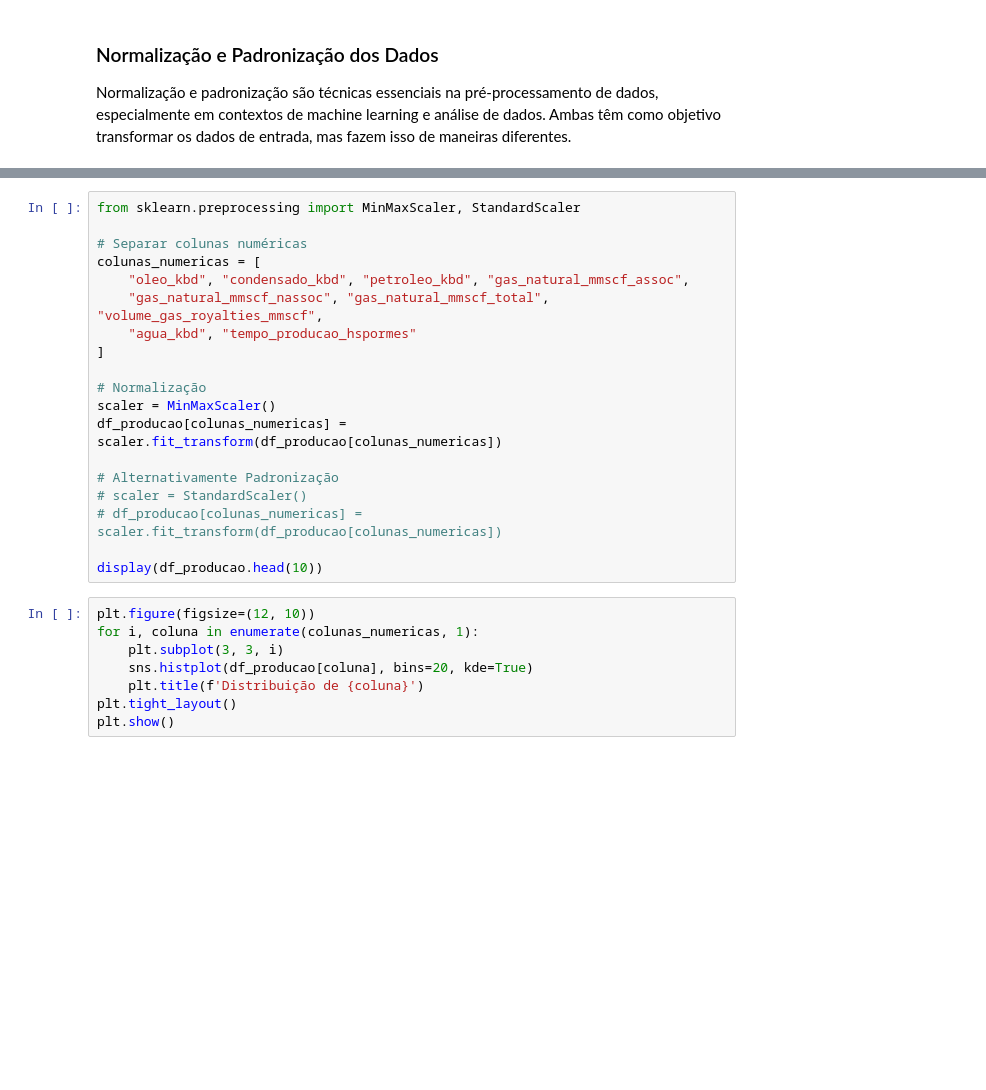
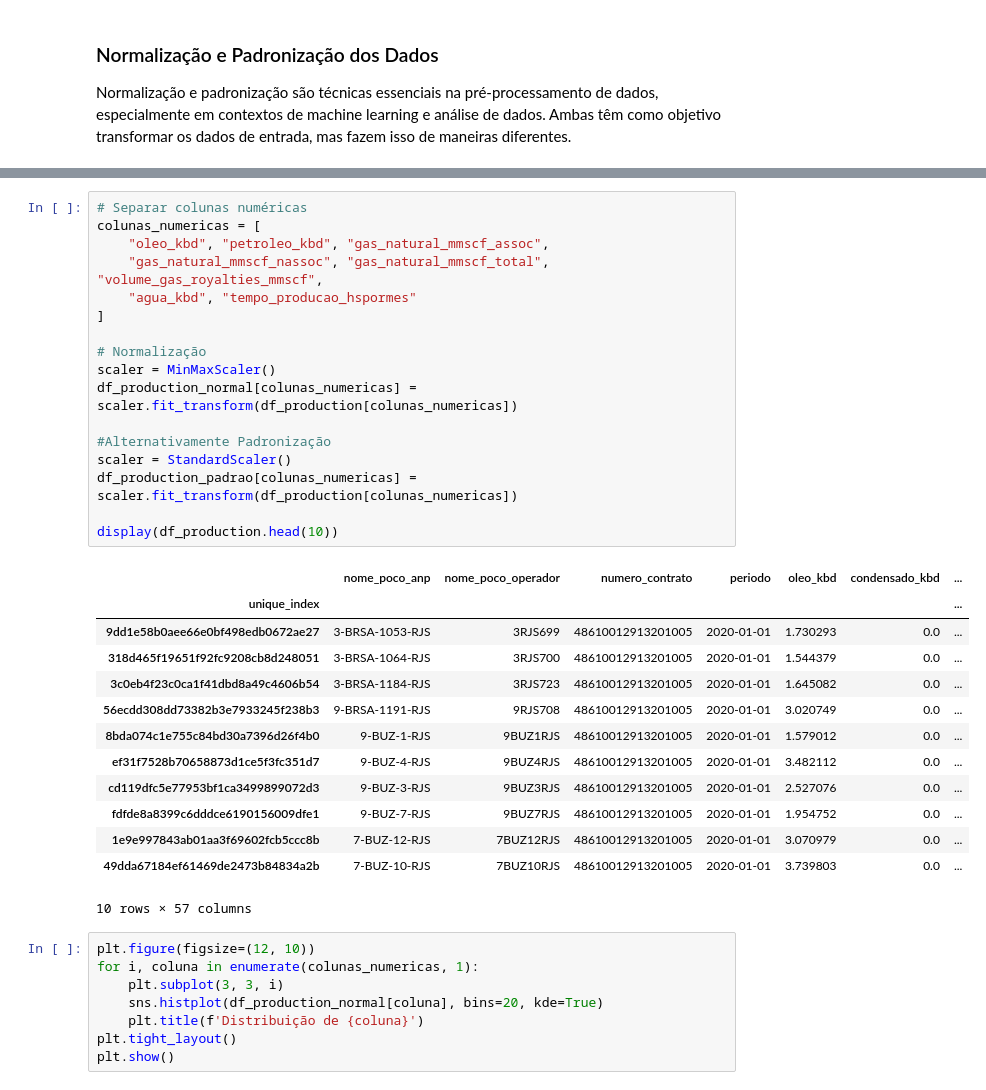
Before and after one commit to brainopensource/datascience-mvp, a Jupyter notebook: MVP_Análise_de_Dados_e_Boas_Práticas.ipynb, the cells around one changed output, grey strips where cells are left out. Saved outputs shown, nothing was run; the diff lists cells and outputs as text; blank space fills up the shorter version.

```diff
--- a/MVP_Análise_de_Dados_e_Boas_Práticas.ipynb
+++ b/MVP_Análise_de_Dados_e_Boas_Práticas.ipynb
@@ -778,27 +794,39 @@ df_producao = pd.get_dummies(df_producao, columns=colunas_categoricas, drop_firs
 # %%
-from sklearn.preprocessing import MinMaxScaler, StandardScaler
-
 # Separar colunas numéricas
 colunas_numericas = [
-    "oleo_kbd", "condensado_kbd", "petroleo_kbd", "gas_natural_mmscf_assoc",
+    "oleo_kbd", "petroleo_kbd", "gas_natural_mmscf_assoc",
     "gas_natural_mmscf_nassoc", "gas_natural_mmscf_total", "volume_gas_royalties_mmscf",
     "agua_kbd", "tempo_producao_hspormes"
 ]
 
 # Normalização
 scaler = MinMaxScaler()
-df_producao[colunas_numericas] = scaler.fit_transform(df_producao[colunas_numericas])
+df_production_normal[colunas_numericas] = scaler.fit_transform(df_production[colunas_numericas])
 
-# Alternativamente Padronização
-# scaler = StandardScaler()
-# df_producao[colunas_numericas] = scaler.fit_transform(df_producao[colunas_numericas])
+#Alternativamente Padronização
+scaler = StandardScaler()
+df_production_padrao[colunas_numericas] = scaler.fit_transform(df_production[colunas_numericas])
 
-display(df_producao.head(10))
+display(df_production.head(10))
+# %% [output]
+|  | nome_poco_anp | nome_poco_operador | numero_contrato | periodo | oleo_kbd | condensado_kbd | ... |
+| unique_index |  |  |  |  |  |  | ... |
+| 9dd1e58b0aee66e0bf498edb0672ae27 | 3-BRSA-1053-RJS | 3RJS699 | 48610012913201005 | 2020-01-01 | 1.730293 | 0.0 | ... |
+| 318d465f19651f92fc9208cb8d248051 | 3-BRSA-1064-RJS | 3RJS700 | 48610012913201005 | 2020-01-01 | 1.544379 | 0.0 | ... |
+| 3c0eb4f23c0ca1f41dbd8a49c4606b54 | 3-BRSA-1184-RJS | 3RJS723 | 48610012913201005 | 2020-01-01 | 1.645082 | 0.0 | ... |
+| 56ecdd308dd73382b3e7933245f238b3 | 9-BRSA-1191-RJS | 9RJS708 | 48610012913201005 | 2020-01-01 | 3.020749 | 0.0 | ... |
+| 8bda074c1e755c84bd30a7396d26f4b0 | 9-BUZ-1-RJS | 9BUZ1RJS | 48610012913201005 | 2020-01-01 | 1.579012 | 0.0 | ... |
+| ef31f7528b70658873d1ce5f3fc351d7 | 9-BUZ-4-RJS | 9BUZ4RJS | 48610012913201005 | 2020-01-01 | 3.482112 | 0.0 | ... |
+| cd119dfc5e77953bf1ca3499899072d3 | 9-BUZ-3-RJS | 9BUZ3RJS | 48610012913201005 | 2020-01-01 | 2.527076 | 0.0 | ... |
+| fdfde8a8399c6dddce6190156009dfe1 | 9-BUZ-7-RJS | 9BUZ7RJS | 48610012913201005 | 2020-01-01 | 1.954752 | 0.0 | ... |
+| 1e9e997843ab01aa3f69602fcb5ccc8b | 7-BUZ-12-RJS | 7BUZ12RJS | 48610012913201005 | 2020-01-01 | 3.070979 | 0.0 | ... |
+| 49dda67184ef61469de2473b84834a2b | 7-BUZ-10-RJS | 7BUZ10RJS | 48610012913201005 | 2020-01-01 | 3.739803 | 0.0 | ... |
+10 rows × 57 columns
 # %%
 plt.figure(figsize=(12, 10))
 for i, coluna in enumerate(colunas_numericas, 1):
     plt.subplot(3, 3, i)
-    sns.histplot(df_producao[coluna], bins=20, kde=True)
+    sns.histplot(df_production_normal[coluna], bins=20, kde=True)
     plt.title(f'Distribuição de {coluna}')
 plt.tight_layout()
 plt.show()
```
Also changed, not shown: parts of 8 cells of this notebook.
